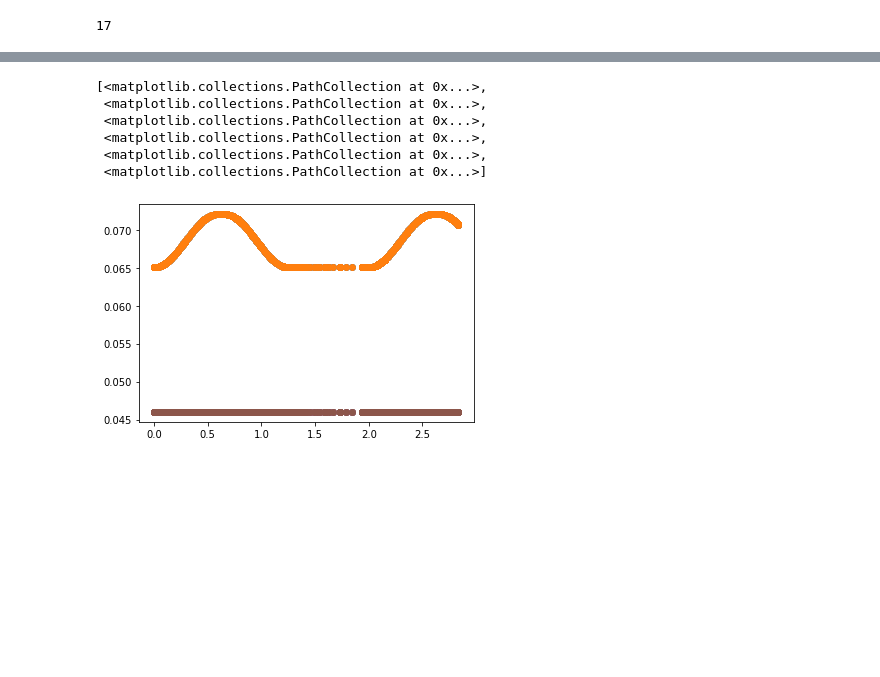
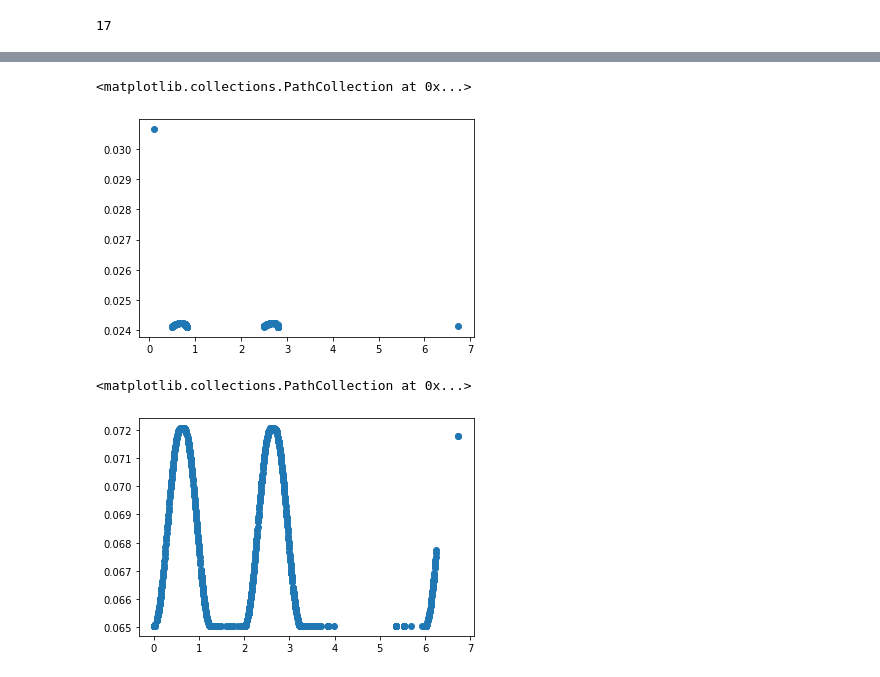
Before and after one commit to mannusschomaker/HeterogeneousGridBots, a Jupyter notebook: cpp/libsoda-cxx/debug.ipynb, the cells around one changed output, grey strips where cells are left out. Drawn from its saved outputs; the diff is of its cells as text; code cells hidden in the pictures; blank space fills up the shorter version.

```diff
--- a/cpp/libsoda-cxx/debug.ipynb
+++ b/cpp/libsoda-cxx/debug.ipynb
@@ -57,10 +52,11 @@ plt.scatter(arr[:,0],arr2[:,1])  # l0 (actuation function)
-# %%
-[plt.scatter(arr[:,0],arr2[:,i]) for i in range(len(arr2[0]))]
-# %% [output]
-[<matplotlib.collections.PathCollection at 0x...>,
- <matplotlib.collections.PathCollection at 0x...>,
- <matplotlib.collections.PathCollection at 0x...>,
- <matplotlib.collections.PathCollection at 0x...>,
- <matplotlib.collections.PathCollection at 0x...>,
- <matplotlib.collections.PathCollection at 0x...>]
-[figure, removed]
+# %%
+indexer = arr[:,11] > 0.0241
+plt.scatter(arr[:,0][indexer],arr[:,11][indexer])  # only upper part close to max
+# %% [output]
+<matplotlib.collections.PathCollection at 0x...>
+[figure, added]
+# %%
+plt.scatter(arr[:,0],arr2[:,1])  # l0 (actuation function)
+# %% [output]
+<matplotlib.collections.PathCollection at 0x...>
+[figure, added]
```
Also changed, not shown: parts of 13 cells of this notebook, 4 other files.
